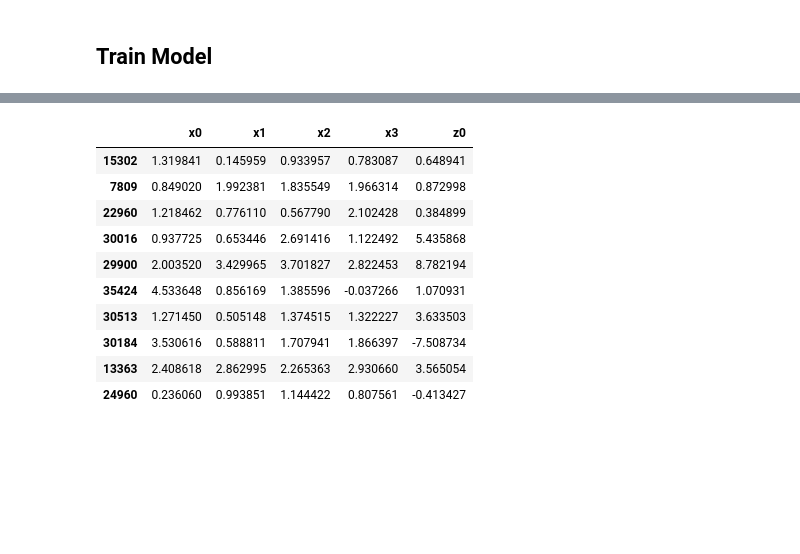
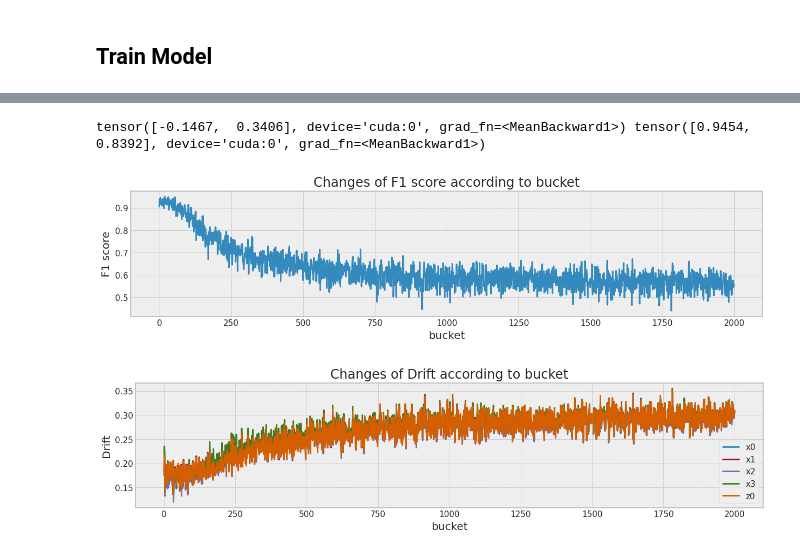
Before and after one commit to dolmani38/concept_drift, a Jupyter notebook: 2021-03-14-tabular-data-variational-autoencoder.ipynb, the cells around one changed output, grey strips where cells are left out. Saved outputs shown, nothing was run; the diff lists cells and outputs as text; code cells hidden in the pictures; blank space fills up the shorter version.

```diff
--- a/2021-03-14-tabular-data-variational-autoencoder.ipynb
+++ b/2021-03-14-tabular-data-variational-autoencoder.ipynb
@@ -358,3 +691,0 @@ With these three latent factors we can now start and create fake data for our da
-# %%
-with torch.no_grad():
-    pred = model.decode(z).cpu().numpy()
@@ -410,14 +692,63 @@ For comparison the real data:
-# %%
-df_base.sample(10)
-# %% [output]
-|  | x0 | x1 | x2 | x3 | z0 |
-| 15302 | 1.319841 | 0.145959 | 0.933957 | 0.783087 | 0.648941 |
-| 7809 | 0.849020 | 1.992381 | 1.835549 | 1.966314 | 0.872998 |
-| 22960 | 1.218462 | 0.776110 | 0.567790 | 2.102428 | 0.384899 |
-| 30016 | 0.937725 | 0.653446 | 2.691416 | 1.122492 | 5.435868 |
-| 29900 | 2.003520 | 3.429965 | 3.701827 | 2.822453 | 8.782194 |
-| 35424 | 4.533648 | 0.856169 | 1.385596 | -0.037266 | 1.070931 |
-| 30513 | 1.271450 | 0.505148 | 1.374515 | 1.322227 | 3.633503 |
-| 30184 | 3.530616 | 0.588811 | 1.707941 | 1.866397 | -7.508734 |
-| 13363 | 2.408618 | 2.862995 | 2.265363 | 2.930660 | 3.565054 |
-| 24960 | 0.236060 | 0.993851 | 1.144422 | 0.807561 | -0.413427 |
+# %%
+seed_everything()
+
+gen_model.eval()
+data = torch.tensor(df_base[1800:2000].values,dtype=torch.float32).to(device)
+recon_batch, mu, logvar = gen_model(data)
+
+sigma = torch.exp(logvar/2)
+
+print(mu.mean(axis=0), sigma.mean(axis=0))
+
+simulation_count = 2000
+
+stress = 50
+
+f1ss = []
+dfs = {}
+for col in columns:
+    dfs[col] = []
+
+for i in tqdm(range(simulation_count)):
+    # fake data의 생성
+    no_samples = 200
+    #b=torch.tensor(i/simulation_count,dtype=torch.float32).to(device)
+    e_mu=torch.tensor(np.random.uniform(low=0.0, high=1.0+(stress*i)/simulation_count,size=mu.shape),dtype=torch.float32).to(device)
+    e_sigma=torch.tensor(np.random.uniform(low=0.0, high=(stress*i)/simulation_count,size=sigma.shape),dtype=torch.float32).to(device)
+    q = torch.distributions.Normal((mu).mean(axis=0), (sigma+e_sigma).mean(axis=0))
+    z = q.rsample(sample_shape=torch.Size([no_samples]))
+    with torch.no_grad():
+        pred = gen_model.decode(z).cpu().numpy()
+    fake_data = scaler.inverse_transform(pred)
+    #yT = ((fake_data[:,5])> 0.5).astype(float)
+    fake_data = torch.tensor(fake_data[:,0:5],dtype=torch.float32).to(device)
+
+    ref_y =ref_model(fake_data)
+    ref_y = (ref_y.cpu().data.numpy()> 0.5).astype(float)
+
+    predicted_y = classifier_model(fake_data)
+    predicted_y = (predicted_y.cpu().data.numpy()> 0.5).astype(float)
+
+    f1_ = f1_score(ref_y,predicted_y)
+    ks = __ks_drift(X[1800:2000].values[:,0:5],fake_data[:,0:5].cpu().data.numpy())
+    f1ss.append(f1_)
+    for ix,col in enumerate(columns):
+        dfs[col].append(ks[:,0][ix]/2)
+
+plt.figure(figsize=(15,3))
+plt.plot(f1ss)
+plt.ylabel('F1 score')
+plt.xlabel('bucket')
+plt.title('Changes of F1 score according to bucket')
+plt.show()
+
+df_drifts = pd.DataFrame(dfs)
+df_drifts.plot(figsize=(15,3))
+plt.ylabel('Drift')
+plt.xlabel('bucket')
+plt.title('Changes of Drift according to bucket')
+plt.show()
+# %% [output]
+tensor([-0.1467,  0.3406], device='cuda:0', grad_fn=<MeanBackward1>) tensor([0.9454, 0.8392], device='cuda:0', grad_fn=<MeanBackward1>)
+[figure, added]
+[figure, added]
```
Also changed, not shown: parts of 60 cells of this notebook.
